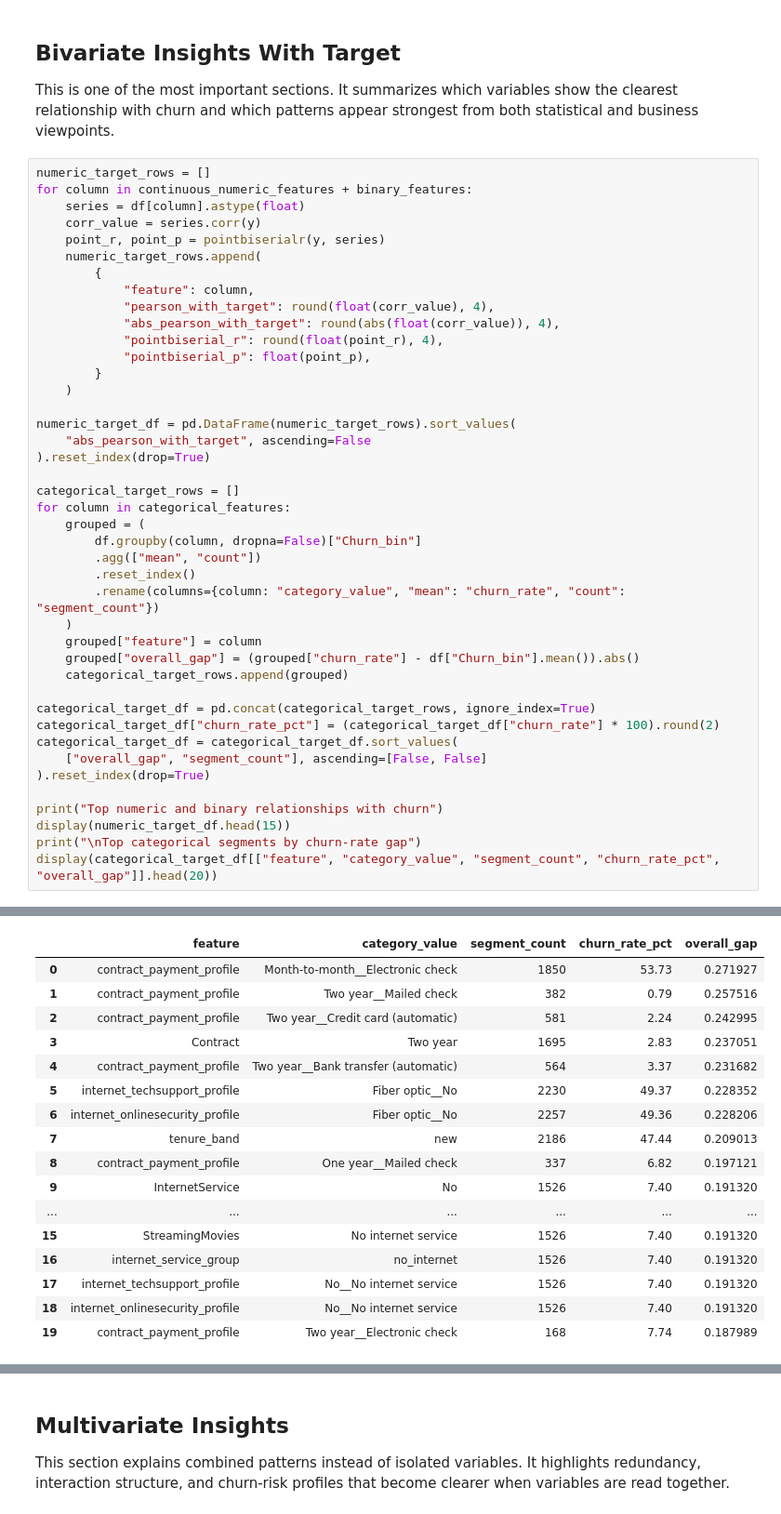
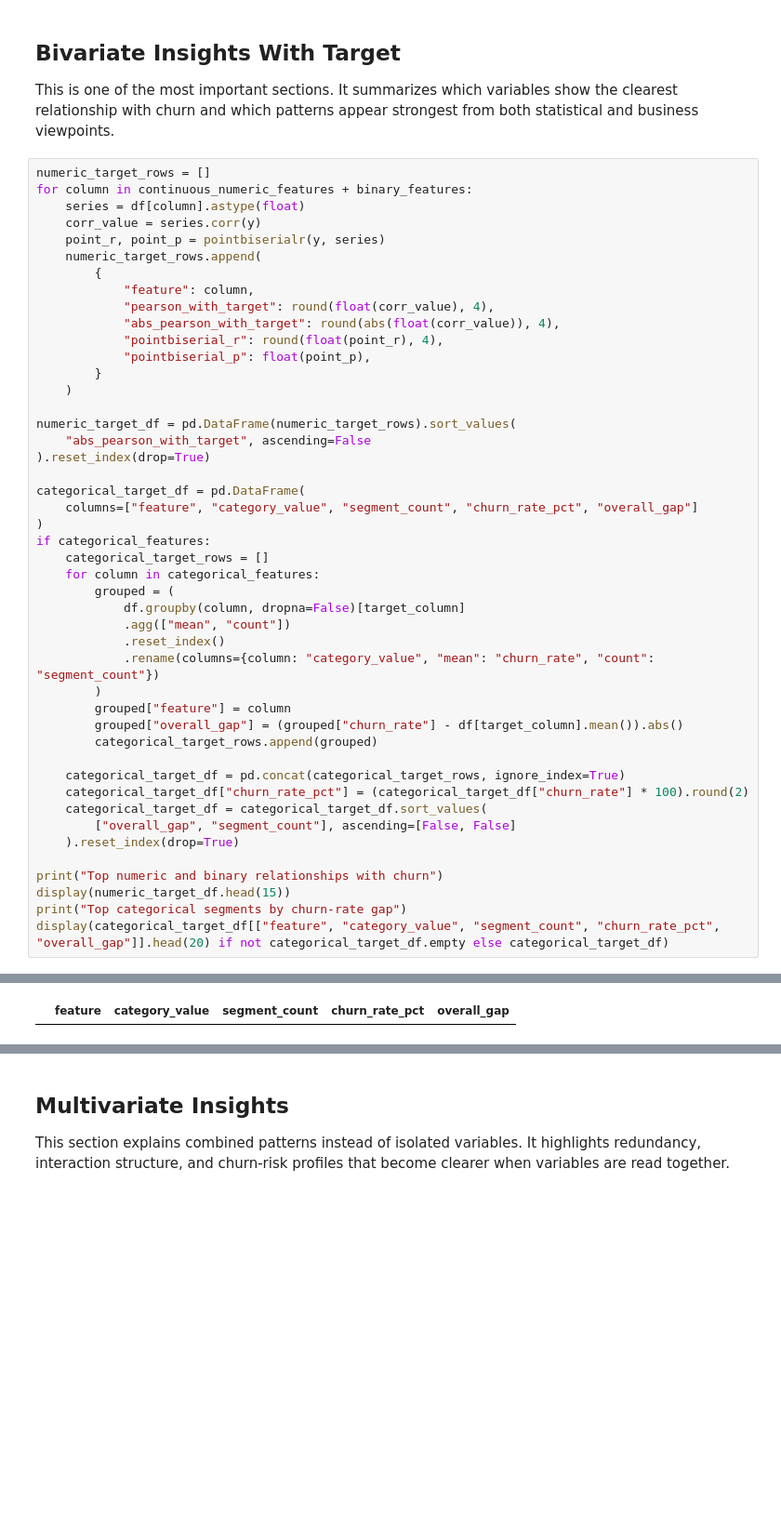
Before and after one commit to mmubashir95/Telco-Customer-Churn, a Jupyter notebook: notebooks/11_eda_insights.ipynb, the cells around one changed output, grey strips where cells are left out. Shown at 93% size. Cells and saved outputs as stored; diff of their text form; blank space fills up the shorter version.

```diff
--- a/notebooks/11_eda_insights.ipynb
+++ b/notebooks/11_eda_insights.ipynb
@@ -319,28 +319,32 @@ numeric_target_df = pd.DataFrame(numeric_target_rows).sort_values(
     "abs_pearson_with_target", ascending=False
 ).reset_index(drop=True)
 
-categorical_target_rows = []
-for column in categorical_features:
-    grouped = (
-        df.groupby(column, dropna=False)["Churn_bin"]
-        .agg(["mean", "count"])
-        .reset_index()
-        .rename(columns={column: "category_value", "mean": "churn_rate", "count": "segment_count"})
-    )
-    grouped["feature"] = column
-    grouped["overall_gap"] = (grouped["churn_rate"] - df["Churn_bin"].mean()).abs()
-    categorical_target_rows.append(grouped)
+categorical_target_df = pd.DataFrame(
+    columns=["feature", "category_value", "segment_count", "churn_rate_pct", "overall_gap"]
+)
+if categorical_features:
+    categorical_target_rows = []
+    for column in categorical_features:
+        grouped = (
+            df.groupby(column, dropna=False)[target_column]
+            .agg(["mean", "count"])
+            .reset_index()
+            .rename(columns={column: "category_value", "mean": "churn_rate", "count": "segment_count"})
+        )
+        grouped["feature"] = column
+        grouped["overall_gap"] = (grouped["churn_rate"] - df[target_column].mean()).abs()
+        categorical_target_rows.append(grouped)
 
-categorical_target_df = pd.concat(categorical_target_rows, ignore_index=True)
-categorical_target_df["churn_rate_pct"] = (categorical_target_df["churn_rate"] * 100).round(2)
-categorical_target_df = categorical_target_df.sort_values(
-    ["overall_gap", "segment_count"], ascending=[False, False]
-).reset_index(drop=True)
+    categorical_target_df = pd.concat(categorical_target_rows, ignore_index=True)
+    categorical_target_df["churn_rate_pct"] = (categorical_target_df["churn_rate"] * 100).round(2)
+    categorical_target_df = categorical_target_df.sort_values(
+        ["overall_gap", "segment_count"], ascending=[False, False]
+    ).reset_index(drop=True)
 
 print("Top numeric and binary relationships with churn")
 display(numeric_target_df.head(15))
-print("\nTop categorical segments by churn-rate gap")
-display(categorical_target_df[["feature", "category_value", "segment_count", "churn_rate_pct", "overall_gap"]].head(20))
+print("Top categorical segments by churn-rate gap")
+display(categorical_target_df[["feature", "category_value", "segment_count", "churn_rate_pct", "overall_gap"]].head(20) if not categorical_target_df.empty else categorical_target_df)
 # %% [output]
 Top numeric and binary relationships with churn
 |  | feature | pearson_with_target | abs_pearson_with_target | pointbiserial_r | pointbiserial_p |
@@ -362,18 +366,2 @@ Top numeric and binary relationships with churn
 Top categorical segments by churn-rate gap
 |  | feature | category_value | segment_count | churn_rate_pct | overall_gap |
-| 0 | contract_payment_profile | Month-to-month__Electronic check | 1850 | 53.73 | 0.271927 |
-| 1 | contract_payment_profile | Two year__Mailed check | 382 | 0.79 | 0.257516 |
-| 2 | contract_payment_profile | Two year__Credit card (automatic) | 581 | 2.24 | 0.242995 |
-| 3 | Contract | Two year | 1695 | 2.83 | 0.237051 |
-| 4 | contract_payment_profile | Two year__Bank transfer (automatic) | 564 | 3.37 | 0.231682 |
-| 5 | internet_techsupport_profile | Fiber optic__No | 2230 | 49.37 | 0.228352 |
-| 6 | internet_onlinesecurity_profile | Fiber optic__No | 2257 | 49.36 | 0.228206 |
-| 7 | tenure_band | new | 2186 | 47.44 | 0.209013 |
-| 8 | contract_payment_profile | One year__Mailed check | 337 | 6.82 | 0.197121 |
-| 9 | InternetService | No | 1526 | 7.40 | 0.191320 |
-| ... | ... | ... | ... | ... | ... |
-| 15 | StreamingMovies | No internet service | 1526 | 7.40 | 0.191320 |
-| 16 | internet_service_group | no_internet | 1526 | 7.40 | 0.191320 |
-| 17 | internet_techsupport_profile | No__No internet service | 1526 | 7.40 | 0.191320 |
-| 18 | internet_onlinesecurity_profile | No__No internet service | 1526 | 7.40 | 0.191320 |
-| 19 | contract_payment_profile | Two year__Electronic check | 168 | 7.74 | 0.187989 |
```
Also changed, not shown: parts of 24 cells of this notebook.
